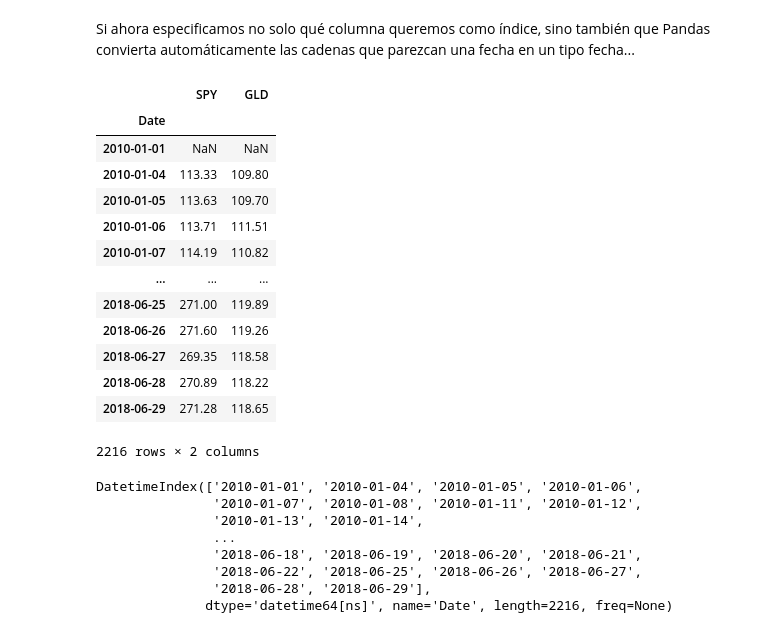
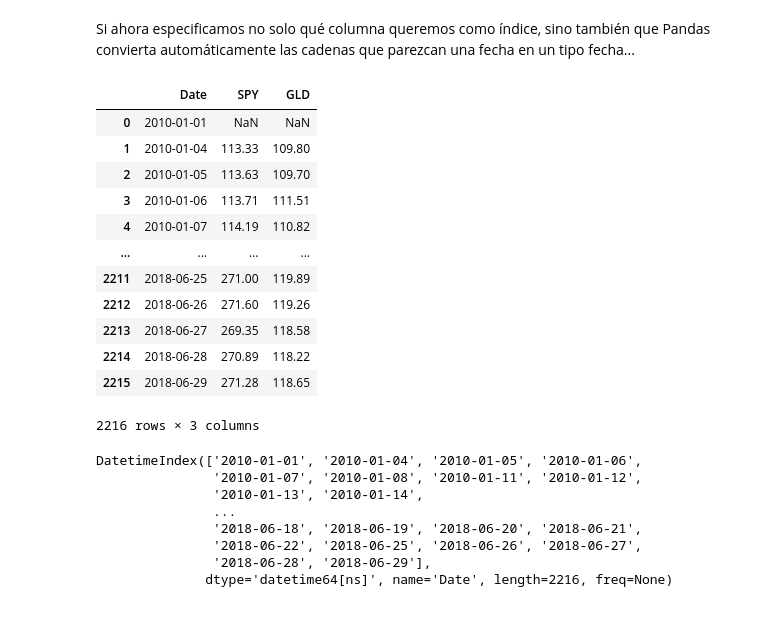
Before and after one commit to alfonso-santos/Introduccion-a-Python-para-las-Finanzas-2024, a Jupyter notebook: Modulo_02_Aplicaciones_Financieras/src/02_01_Descarga_y_descripción_de_activos_financieros.ipynb, the cells around one changed output. Cells and saved outputs as stored; diff of their text form; code cells hidden in the pictures.

Commit message:
Links a github 2.1

```diff
--- a/Modulo_02_Aplicaciones_Financieras/src/02_01_Descarga_y_descripción_de_activos_financieros.ipynb
+++ b/Modulo_02_Aplicaciones_Financieras/src/02_01_Descarga_y_descripción_de_activos_financieros.ipynb
@@ -146,0 +152,4 @@ Antes de continuar cargando datos y trabajando con ellos, vamos a explicar cómo
+# %%
+file_path_2 = 'https://github.com/alfonso-santos/Introduccion-a-Python-para-las-Finanzas-2024/raw/main/Modulo_02_Aplicaciones_Financieras/data/data_02%20-%20Parte%202.csv'
+data2 = pd.read_csv(file_path_2)
+data2
@@ -431,23 +421,22 @@ Index(['2010-01-01', '2010-01-04', '2010-01-05', '2010-01-06', '2010-01-07',
 Si ahora especificamos no solo qué columna queremos como índice, sino también que Pandas convierta automáticamente las cadenas que parezcan una fecha en un tipo fecha...
 # %%
 # data2 = pd.read_csv("../data/data_02 - Parte 2.csv", index_col="Date", parse_dates=["Date"])
-data2 = pd.read_csv("../data/data_02 - Parte 2.csv", index_col="Date", parse_dates=True)
+data2 = pd.read_csv(file_path_2, parse_dates=True)
 data2
 # %% [output]
-|  | SPY | GLD |
-| Date |  |  |
-| 2010-01-01 | NaN | NaN |
-| 2010-01-04 | 113.33 | 109.80 |
-| 2010-01-05 | 113.63 | 109.70 |
-| 2010-01-06 | 113.71 | 111.51 |
-| 2010-01-07 | 114.19 | 110.82 |
-| ... | ... | ... |
-| 2018-06-25 | 271.00 | 119.89 |
-| 2018-06-26 | 271.60 | 119.26 |
-| 2018-06-27 | 269.35 | 118.58 |
-| 2018-06-28 | 270.89 | 118.22 |
-| 2018-06-29 | 271.28 | 118.65 |
+|  | Date | SPY | GLD |
+| 0 | 2010-01-01 | NaN | NaN |
+| 1 | 2010-01-04 | 113.33 | 109.80 |
+| 2 | 2010-01-05 | 113.63 | 109.70 |
+| 3 | 2010-01-06 | 113.71 | 111.51 |
+| 4 | 2010-01-07 | 114.19 | 110.82 |
+| ... | ... | ... | ... |
+| 2211 | 2018-06-25 | 271.00 | 119.89 |
+| 2212 | 2018-06-26 | 271.60 | 119.26 |
+| 2213 | 2018-06-27 | 269.35 | 118.58 |
+| 2214 | 2018-06-28 | 270.89 | 118.22 |
+| 2215 | 2018-06-29 | 271.28 | 118.65 |
-2216 rows × 2 columns
+2216 rows × 3 columns
 # %%
 data2.index
 # %% [output]
```
Also changed, not shown: parts of 43 cells of this notebook.
